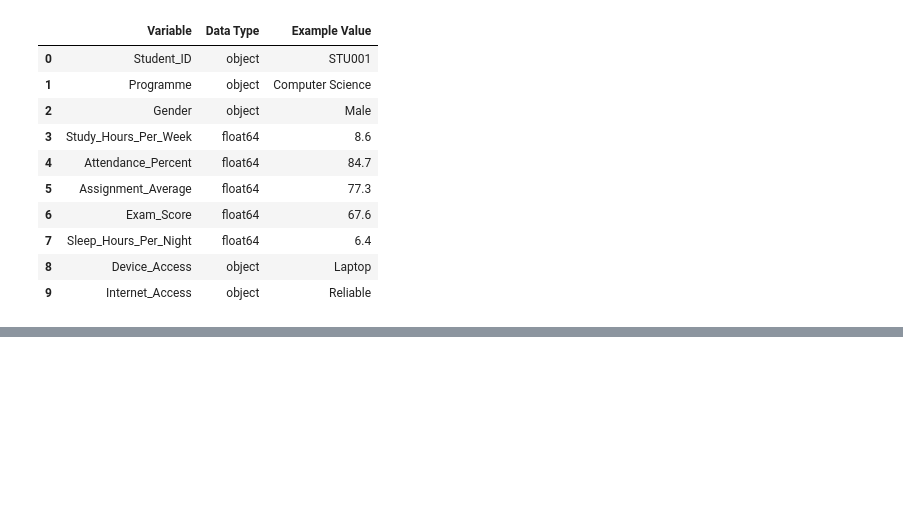
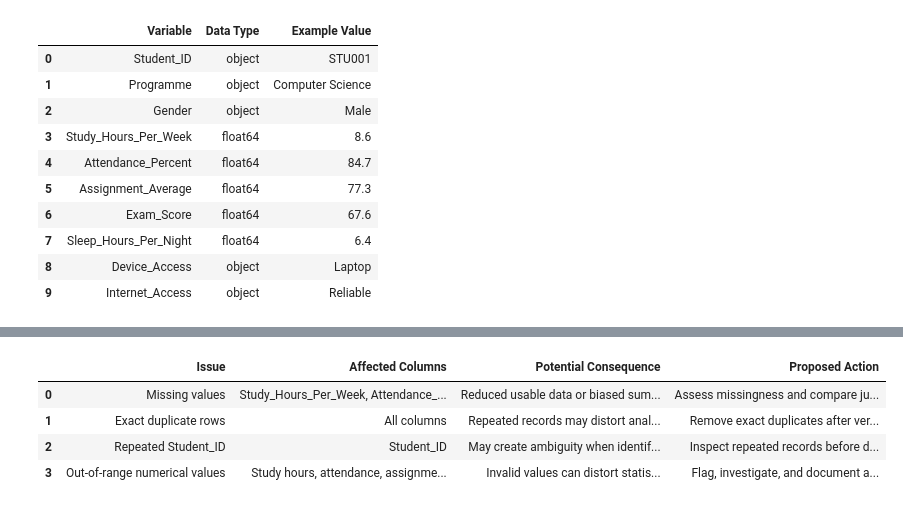
Before and after one commit to Blackk-dotcom/Data-Science-project, a Jupyter notebook: A1_Student_Performance_EDA.ipynb, the cells around one changed output, grey strips where cells are left out. Cells and saved outputs as stored; diff of their text form; code cells hidden in the pictures; blank space fills up the shorter version.

```diff
--- a/A1_Student_Performance_EDA.ipynb
+++ b/A1_Student_Performance_EDA.ipynb
@@ -124,0 +220,38 @@ display(data_dictionary)
+# %%
+
+quality_audit = pd.DataFrame([
+    {
+        "Issue": "Missing values",
+        "Affected Columns": ", ".join(
+            df_raw.columns[df_raw.isna().any()].tolist()
+        ),
+        "Potential Consequence": "Reduced usable data or biased summaries",
+        "Proposed Action": "Assess missingness and compare justified treatments"
+    },
+    {
+        "Issue": "Exact duplicate rows",
+        "Affected Columns": "All columns",
+        "Potential Consequence": "Repeated records may distort analysis",
+        "Proposed Action": "Remove exact duplicates after verification"
+    },
+    {
+        "Issue": "Repeated Student_ID",
+        "Affected Columns": "Student_ID",
+        "Potential Consequence": "May create ambiguity when identifying students",
+        "Proposed Action": "Inspect repeated records before deciding how to handle them"
+    },
+    {
+        "Issue": "Out-of-range numerical values",
+        "Affected Columns": "Study hours, attendance, assignment and exam scores",
+        "Potential Consequence": "Invalid values can distort statistics and plots",
+        "Proposed Action": "Flag, investigate, and document any correction or exclusion"
+    }
+])
+
+display(quality_audit)
+# %% [output]
+|  | Issue | Affected Columns | Potential Consequence | Proposed Action |
+| 0 | Missing values | Study_Hours_Per_Week, Attendance_... | Reduced usable data or biased sum... | Assess missingness and compare ju... |
+| 1 | Exact duplicate rows | All columns | Repeated records may distort anal... | Remove exact duplicates after ver... |
+| 2 | Repeated Student_ID | Student_ID | May create ambiguity when identif... | Inspect repeated records before d... |
+| 3 | Out-of-range numerical values | Study hours, attendance, assignme... | Invalid values can distort statis... | Flag, investigate, and document a... |
```
Also changed, not shown: parts of 8 cells of this notebook.
